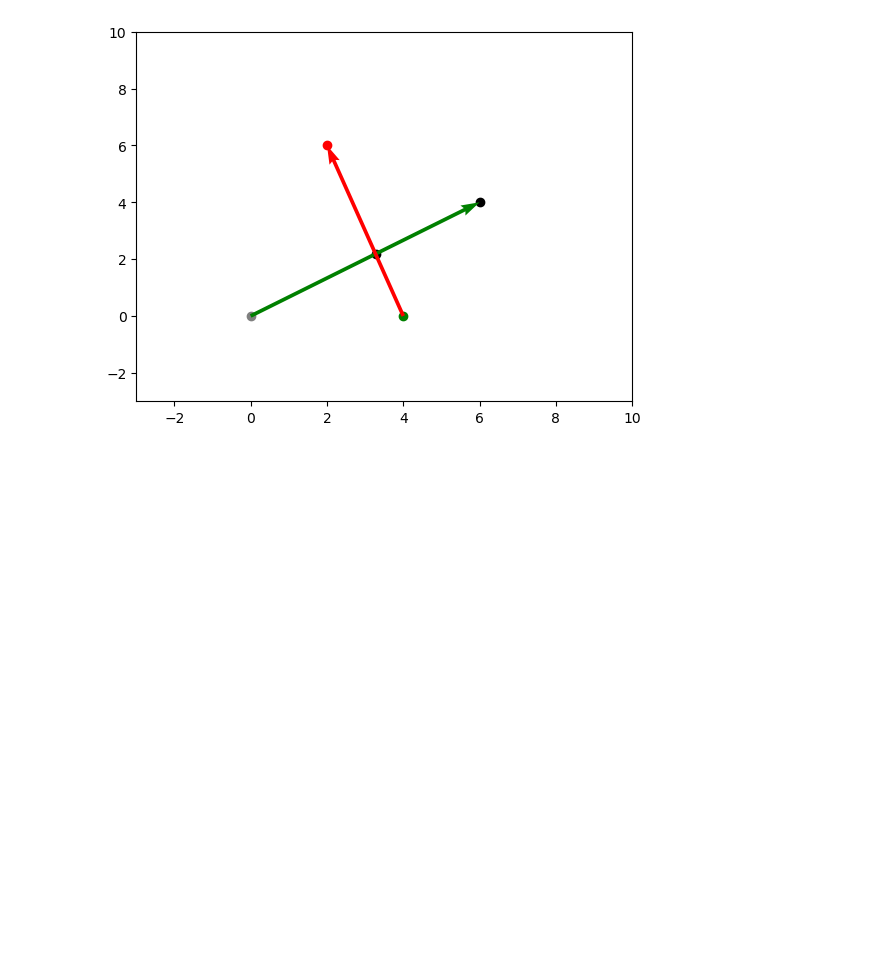
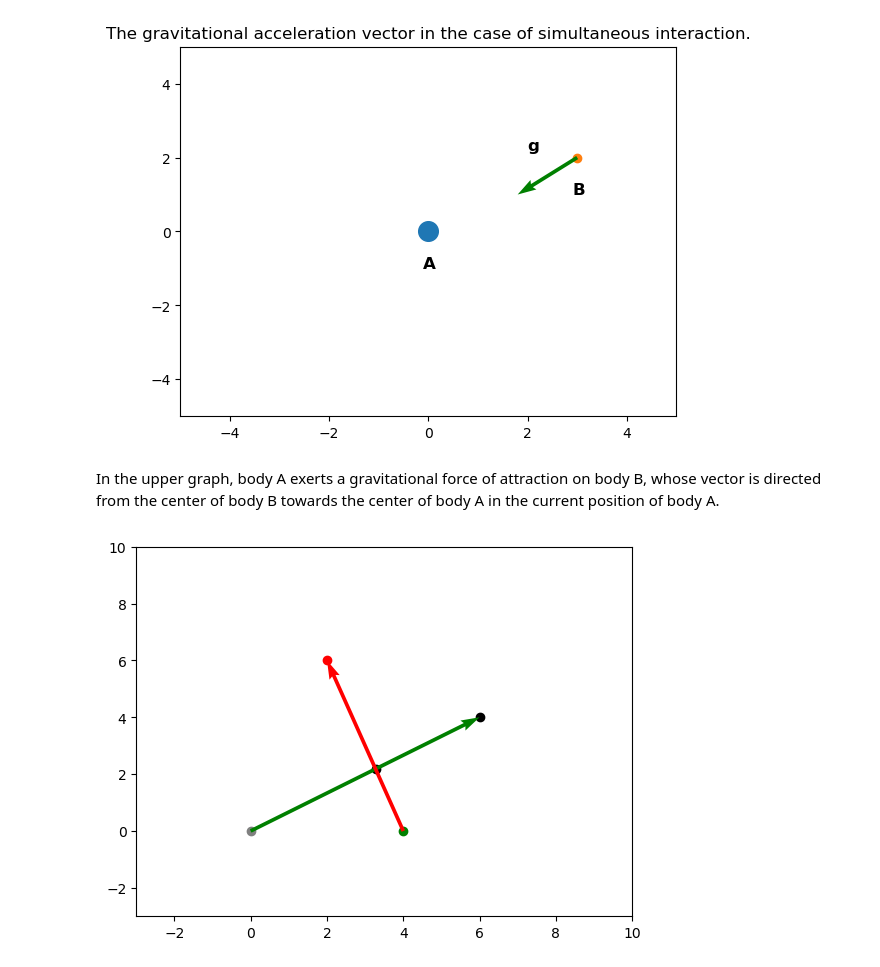
Before and after one commit to Kiril-Lazarov/Artificial-Intelligence, a Jupyter notebook: Course Project/Non-simultaneous gravitational interaction.ipynb, the cells around one changed output. Saved outputs shown, nothing was run; the diff lists cells and outputs as text; code cells hidden in the pictures; blank space fills up the shorter version.

Commit message:
Added plot for simultaneous interaction

```diff
--- a/Course Project/Non-simultaneous gravitational interaction.ipynb
+++ b/Course Project/Non-simultaneous gravitational interaction.ipynb
@@ -102,3 +106,21 @@ Hello from the pygame community. https://www.pygame.org/contribute.html
+# %%
+bodyA = np.array([0,0])
+bodyB = np.array([3,2])
+plt.scatter(bodyA[0],bodyA[1],s=200)
+plt.scatter(bodyB[0],bodyB[1])
+plt.quiver(bodyB[0], bodyB[1], -2.4, -2, angles = "xy", scale_units = "xy", scale = 2, color = 'green')
+plt.text(bodyA[0]-0.1, bodyA[1]-1, 'A', fontsize=12, fontweight='bold')
+plt.text(bodyB[0]-0.1, bodyA[1] +1, 'B', fontsize=12, fontweight='bold')
+plt.text(bodyB[0] - 1, bodyA[1] + 2.2, 'g', fontsize=12, fontweight='bold')
+plt.title('The gravitational acceleration vector in the case of simultaneous interaction.')
+plt.xlim(-5,5)
+plt.ylim(-5,5)
+
+plt.show()
+# %% [output]
+[figure, added]
+# %% [markdown]
+In the upper graph, body A exerts a gravitational force of attraction on body B, whose vector is directed from the center of body B towards the center of body A in the current position of body A.
 # %%
 circleA = Body(0, 0, 40000, radius=10)
 circleB = Body(200, 0, 200, radius=5, color=(250, 0, 0))
```
Also changed, not shown: parts of 4 cells of this notebook.
